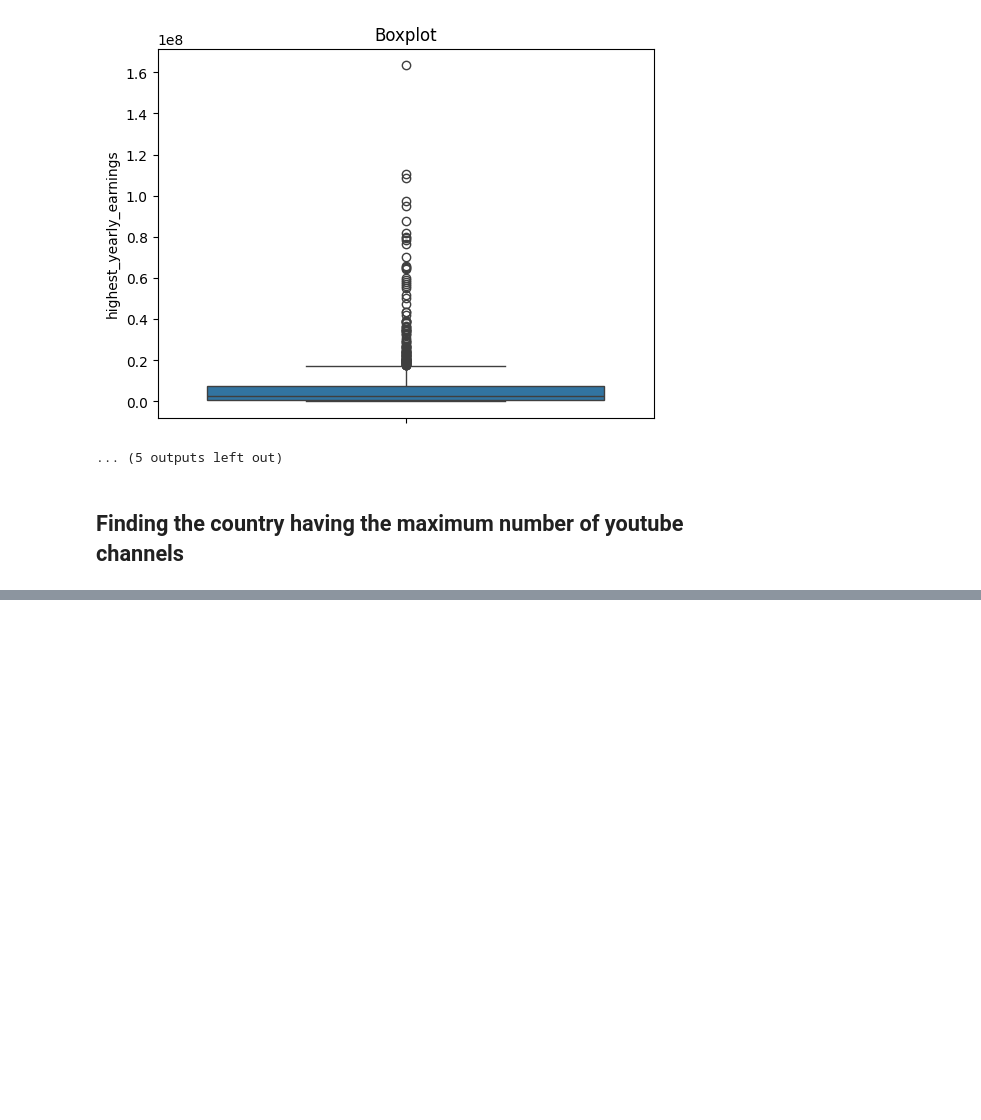
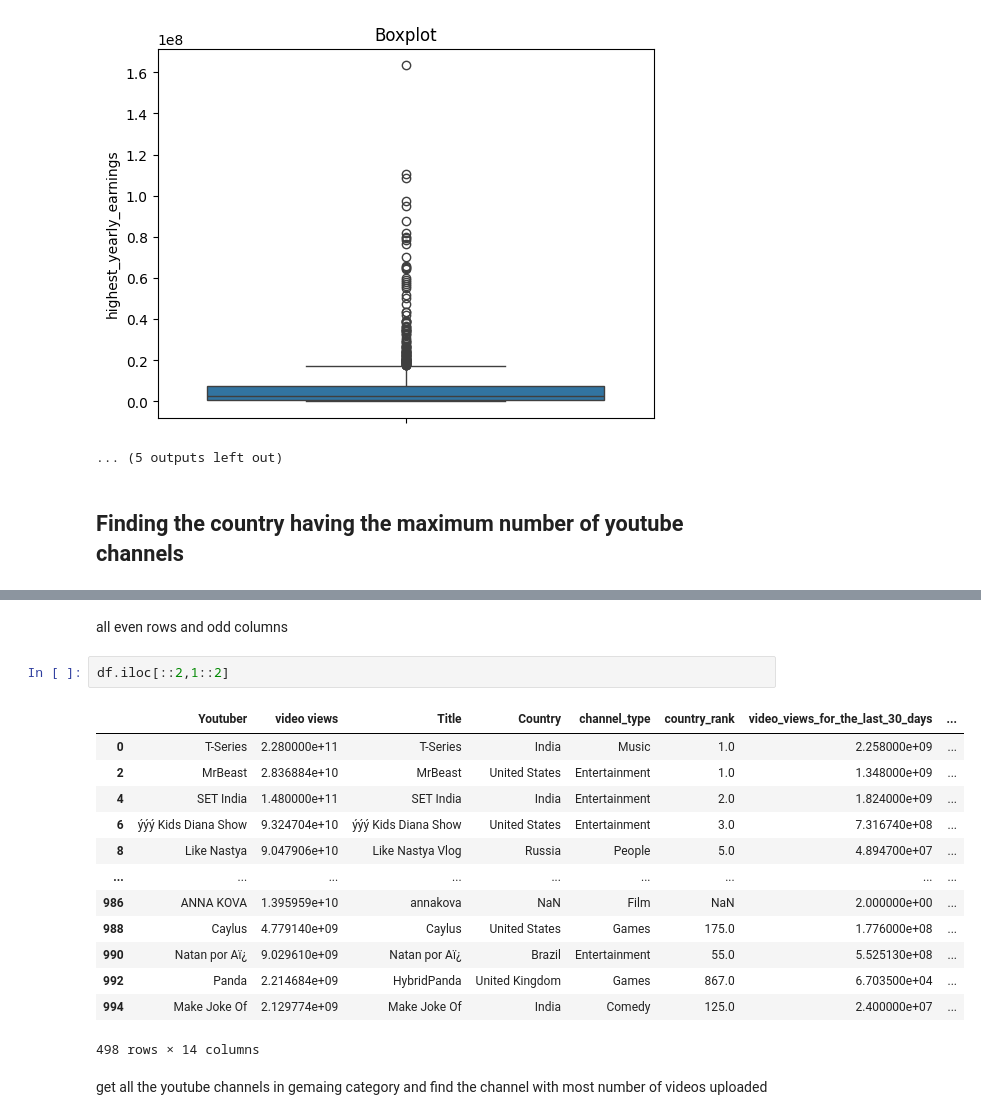
Before and after one commit to KavyaNair01/Machine_Learning, a Jupyter notebook: Pandas_practice.ipynb, the cells around one changed output, grey strips where cells are left out. Cells and saved outputs as stored; diff of their text form; blank space fills up the shorter version.

```diff
--- a/Pandas_practice.ipynb
+++ b/Pandas_practice.ipynb
@@ -127,0 +218,20 @@ df['Abbreviation'].value_counts()
+# %% [markdown]
+all even rows and odd columns
+# %%
+df.iloc[::2,1::2]
+# %% [output]
+|  | Youtuber | video views | Title | Country | channel_type | country_rank | video_views_for_the_last_30_days | ... |
+| 0 | T-Series | 2.280000e+11 | T-Series | India | Music | 1.0 | 2.258000e+09 | ... |
+| 2 | MrBeast | 2.836884e+10 | MrBeast | United States | Entertainment | 1.0 | 1.348000e+09 | ... |
+| 4 | SET India | 1.480000e+11 | SET India | India | Entertainment | 2.0 | 1.824000e+09 | ... |
+| 6 | ýýý Kids Diana Show | 9.324704e+10 | ýýý Kids Diana Show | United States | Entertainment | 3.0 | 7.316740e+08 | ... |
+| 8 | Like Nastya | 9.047906e+10 | Like Nastya Vlog | Russia | People | 5.0 | 4.894700e+07 | ... |
+| ... | ... | ... | ... | ... | ... | ... | ... | ... |
+| 986 | ANNA KOVA | 1.395959e+10 | annakova | NaN | Film | NaN | 2.000000e+00 | ... |
+| 988 | Caylus | 4.779140e+09 | Caylus | United States | Games | 175.0 | 1.776000e+08 | ... |
+| 990 | Natan por Aï¿ | 9.029610e+09 | Natan por Aï¿ | Brazil | Entertainment | 55.0 | 5.525130e+08 | ... |
+| 992 | Panda | 2.214684e+09 | HybridPanda | United Kingdom | Games | 867.0 | 6.703500e+04 | ... |
+| 994 | Make Joke Of | 2.129774e+09 | Make Joke Of | India | Comedy | 125.0 | 2.400000e+07 | ... |
+498 rows × 14 columns
+# %% [markdown]
+get all the youtube channels in gemaing category and find the channel with most number of videos uploaded
```
Also changed, not shown: parts of 11 cells of this notebook.
